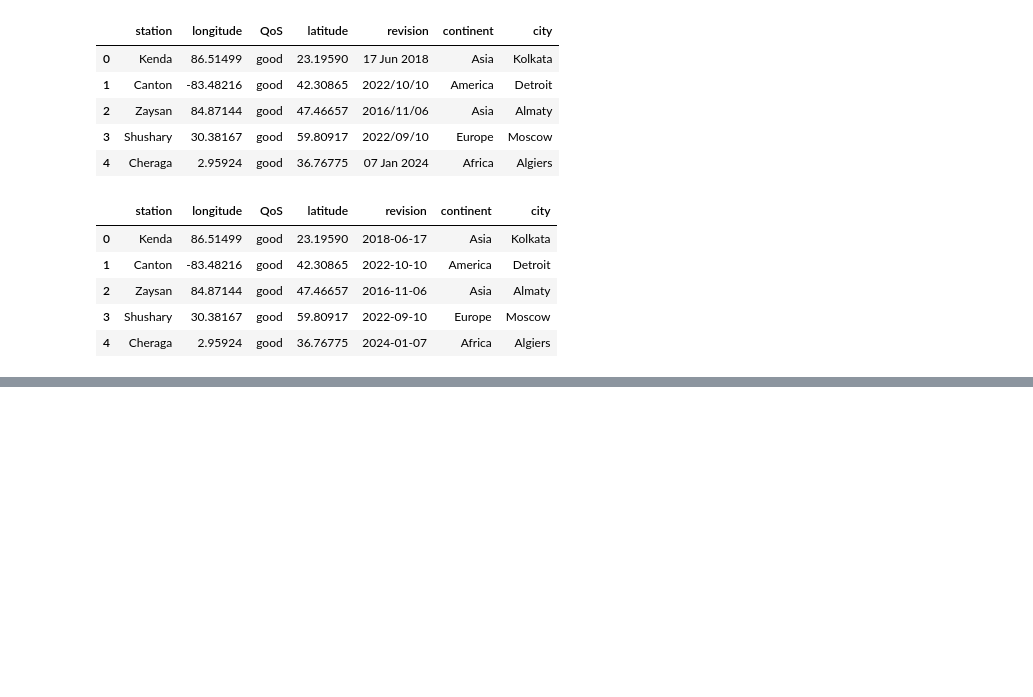
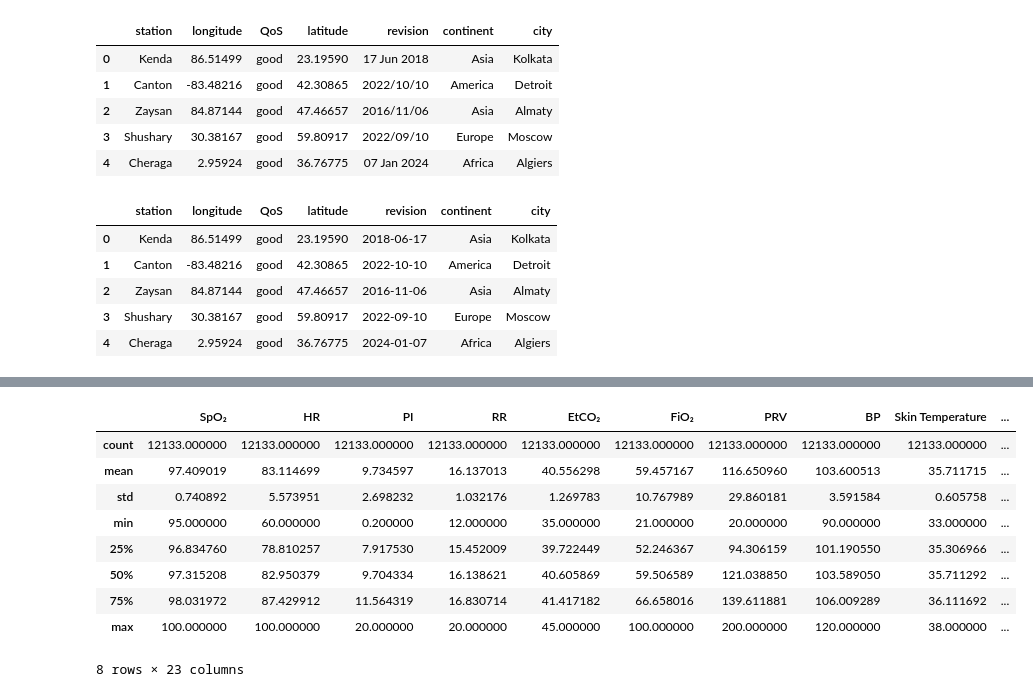
Before and after one commit to frtndmd/iau_Kosharova_Oliinyk_67, a Jupyter notebook: src/Kosharova_Oliinyk.ipynb, the cells around one changed output, grey strips where cells are left out. Saved outputs shown, nothing was run; the diff lists cells and outputs as text; code cells hidden in the pictures; blank space fills up the shorter version.

```diff
--- a/src/Kosharova_Oliinyk.ipynb
+++ b/src/Kosharova_Oliinyk.ipynb
@@ -131,0 +190,13 @@ station_df.head()
+# %%
+observation_df.describe()
+# %% [output]
+|  | SpO₂ | HR | PI | RR | EtCO₂ | FiO₂ | PRV | BP | Skin Temperature | ... |
+| count | 12133.000000 | 12133.000000 | 12133.000000 | 12133.000000 | 12133.000000 | 12133.000000 | 12133.000000 | 12133.000000 | 12133.000000 | ... |
+| mean | 97.409019 | 83.114699 | 9.734597 | 16.137013 | 40.556298 | 59.457167 | 116.650960 | 103.600513 | 35.711715 | ... |
+| std | 0.740892 | 5.573951 | 2.698232 | 1.032176 | 1.269783 | 10.767989 | 29.860181 | 3.591584 | 0.605758 | ... |
+| min | 95.000000 | 60.000000 | 0.200000 | 12.000000 | 35.000000 | 21.000000 | 20.000000 | 90.000000 | 33.000000 | ... |
+| 25% | 96.834760 | 78.810257 | 7.917530 | 15.452009 | 39.722449 | 52.246367 | 94.306159 | 101.190550 | 35.306966 | ... |
+| 50% | 97.315208 | 82.950379 | 9.704334 | 16.138621 | 40.605869 | 59.506589 | 121.038850 | 103.589050 | 35.711292 | ... |
+| 75% | 98.031972 | 87.429912 | 11.564319 | 16.830714 | 41.417182 | 66.658016 | 139.611881 | 106.009289 | 36.111692 | ... |
+| max | 100.000000 | 100.000000 | 20.000000 | 20.000000 | 45.000000 | 100.000000 | 200.000000 | 120.000000 | 38.000000 | ... |
+8 rows × 23 columns
```
Also changed, not shown: parts of 8 cells of this notebook.
